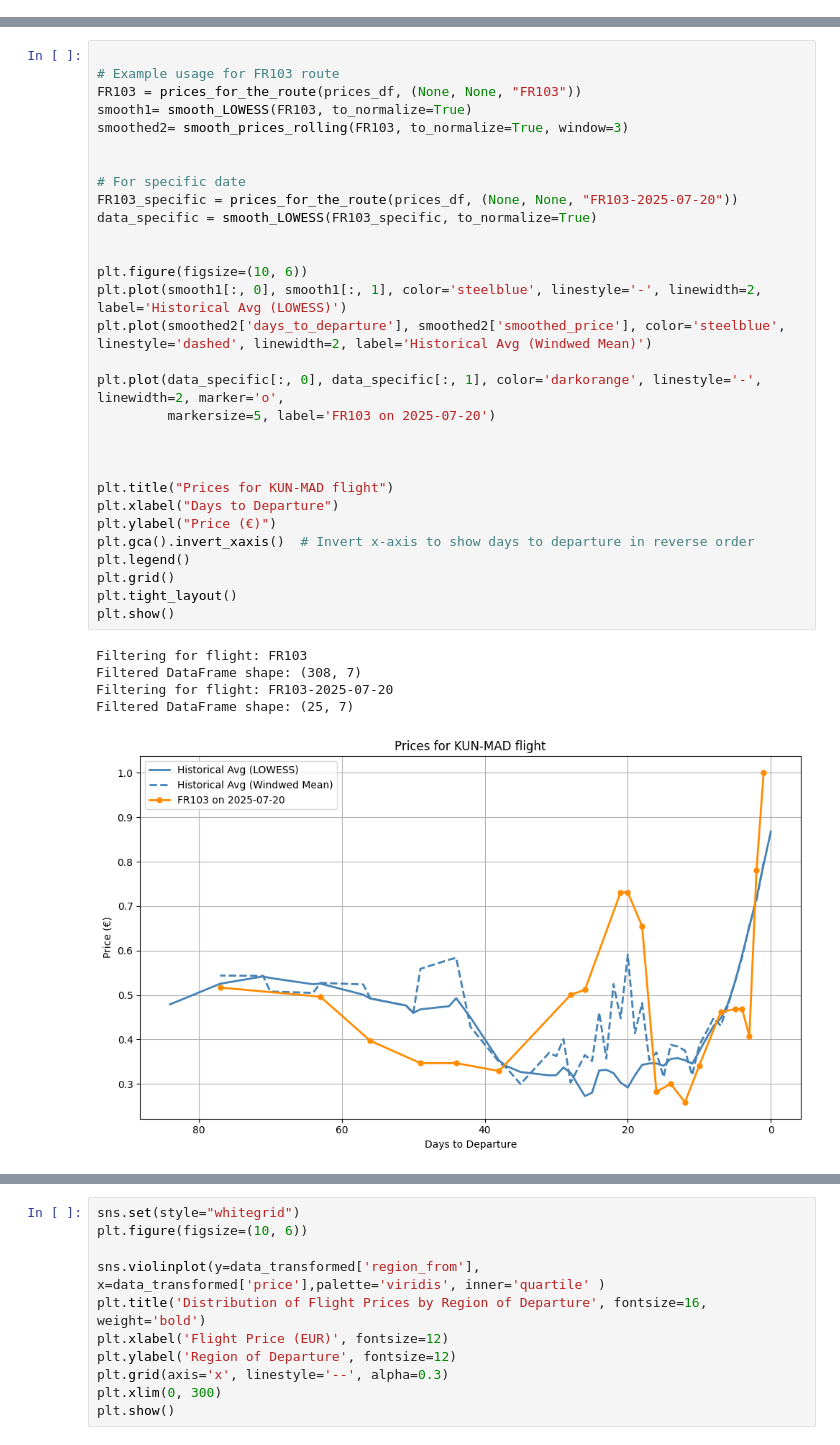
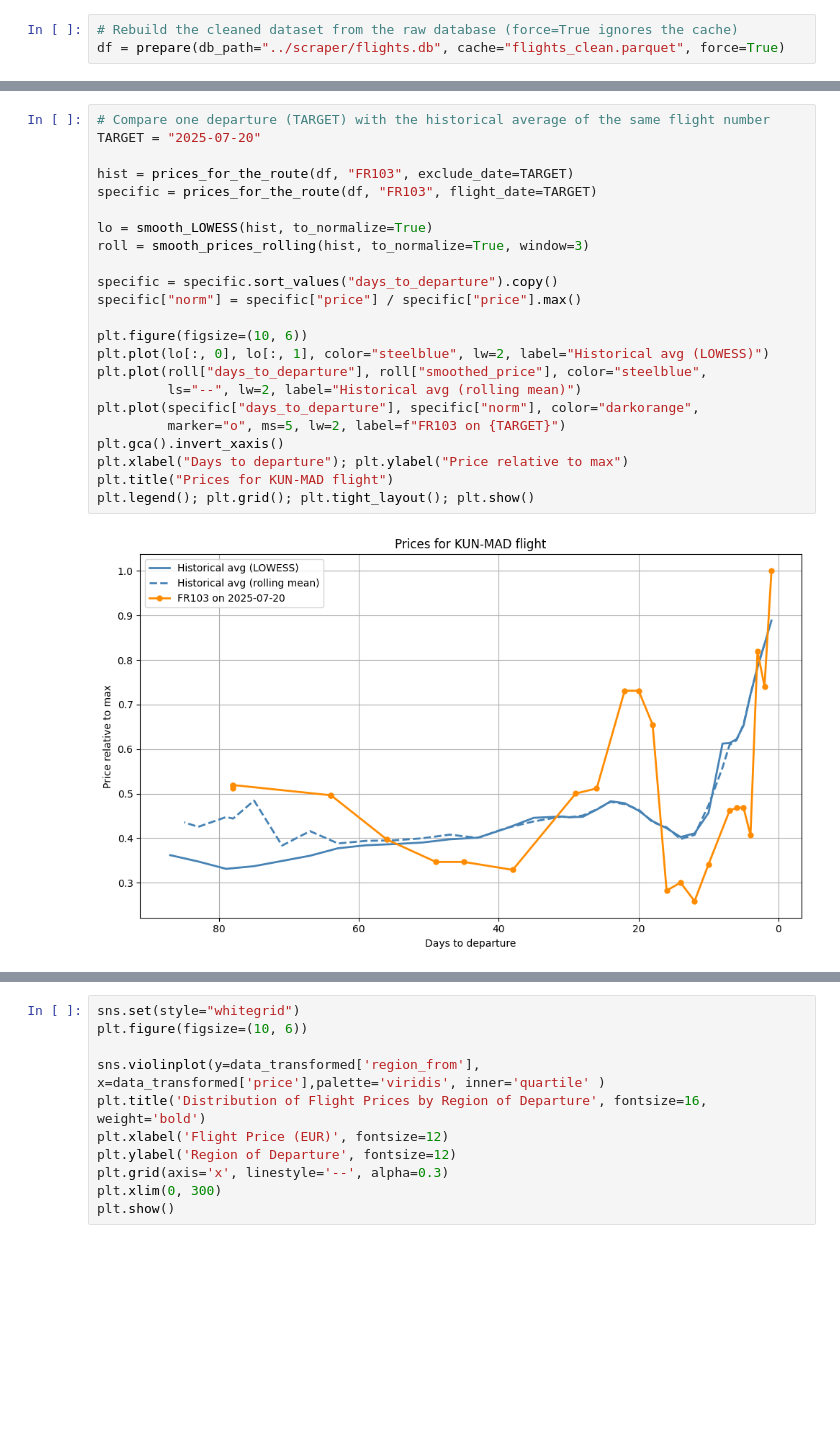
Before and after one commit to hexus07/flight-price-prediction, a Jupyter notebook: notebooks/01_data_cleaning.ipynb, the cells around one changed output, grey strips where cells are left out. Cells and saved outputs as stored; diff of their text form; blank space fills up the shorter version.

Commit message:
new data cleaning notebook and refactored scraper

```diff
--- a/notebooks/01_data_cleaning.ipynb
+++ b/notebooks/01_data_cleaning.ipynb
@@ -134,0 +244,3 @@ The legs and itineraries DataFrames have the same number of rows.
+# %%
+# Rebuild the cleaned dataset from the raw database (force=True ignores the cache)
+df = prepare(db_path="../scraper/flights.db", cache="flights_clean.parquet", force=True)
@@ -522,37 +850,26 @@ def smooth_prices_rolling(df: pd.DataFrame, to_normalize: bool = False, window:
 # %%
+# Compare one departure (TARGET) with the historical average of the same flight number
+TARGET = "2025-07-20"
 
-# Example usage for FR103 route
-FR103 = prices_for_the_route(prices_df, (None, None, "FR103"))
-smooth1= smooth_LOWESS(FR103, to_normalize=True)
-smoothed2= smooth_prices_rolling(FR103, to_normalize=True, window=3)
+hist = prices_for_the_route(df, "FR103", exclude_date=TARGET)
+specific = prices_for_the_route(df, "FR103", flight_date=TARGET)
 
+lo = smooth_LOWESS(hist, to_normalize=True)
+roll = smooth_prices_rolling(hist, to_normalize=True, window=3)
 
-# For specific date
-FR103_specific = prices_for_the_route(prices_df, (None, None, "FR103-2025-07-20"))
-data_specific = smooth_LOWESS(FR103_specific, to_normalize=True)
-
+specific = specific.sort_values("days_to_departure").copy()
+specific["norm"] = specific["price"] / specific["price"].max()
 
 plt.figure(figsize=(10, 6))
-plt.plot(smooth1[:, 0], smooth1[:, 1], color='steelblue', linestyle='-', linewidth=2, label='Historical Avg (LOWESS)')
-plt.plot(smoothed2['days_to_departure'], smoothed2['smoothed_price'], color='steelblue', linestyle='dashed', linewidth=2, label='Historical Avg (Windwed Mean)')
-
-plt.plot(data_specific[:, 0], data_specific[:, 1], color='darkorange', linestyle='-', linewidth=2, marker='o',
-         markersize=5, label='FR103 on 2025-07-20')
-
-
-
+plt.plot(lo[:, 0], lo[:, 1], color="steelblue", lw=2, label="Historical avg (LOWESS)")
+plt.plot(roll["days_to_departure"], roll["smoothed_price"], color="steelblue",
+         ls="--", lw=2, label="Historical avg (rolling mean)")
+plt.plot(specific["days_to_departure"], specific["norm"], color="darkorange",
+         marker="o", ms=5, lw=2, label=f"FR103 on {TARGET}")
+plt.gca().invert_xaxis()
+plt.xlabel("Days to departure"); plt.ylabel("Price relative to max")
 plt.title("Prices for KUN-MAD flight")
-plt.xlabel("Days to Departure")
-plt.ylabel("Price (€)")
-plt.gca().invert_xaxis()  # Invert x-axis to show days to departure in reverse order
-plt.legend()
-plt.grid()
-plt.tight_layout()
-plt.show()
+plt.legend(); plt.grid(); plt.tight_layout(); plt.show()
 # %% [output]
-Filtering for flight: FR103
-Filtered DataFrame shape: (308, 7)
-Filtering for flight: FR103-2025-07-20
-Filtered DataFrame shape: (25, 7)
-[figure, old version]
+[figure, new version]
 # %% [markdown]
```
Also changed, not shown: parts of 63 cells of this notebook, 4 other files.
